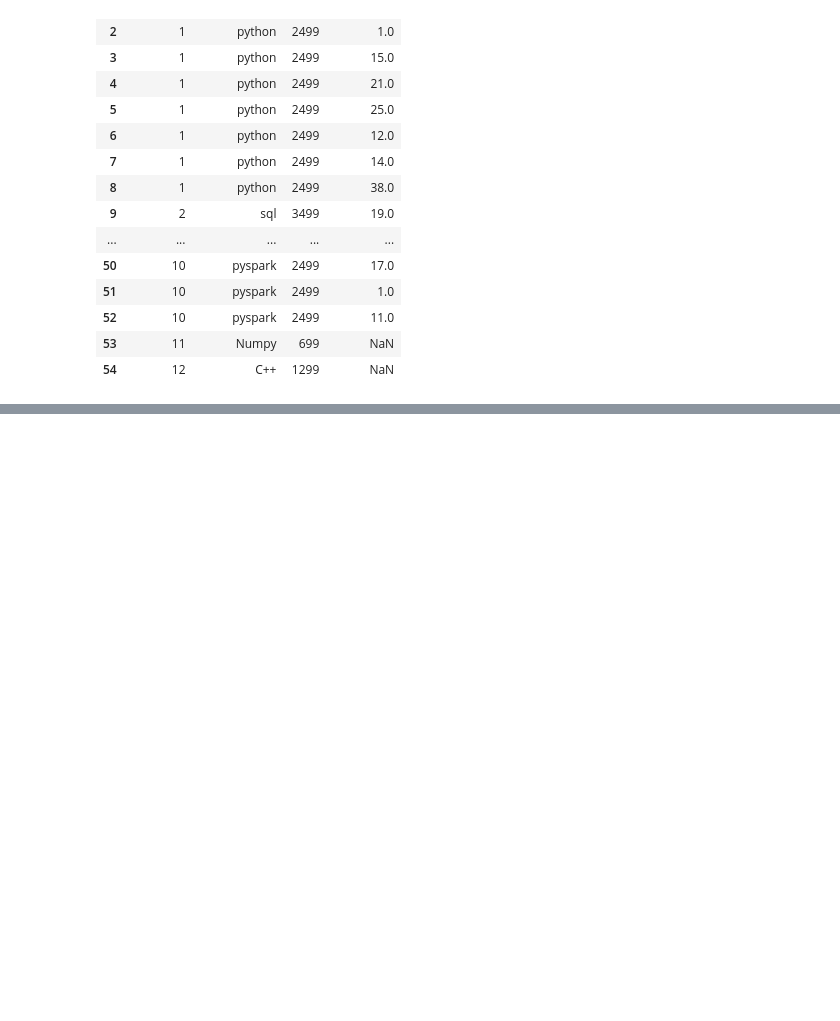
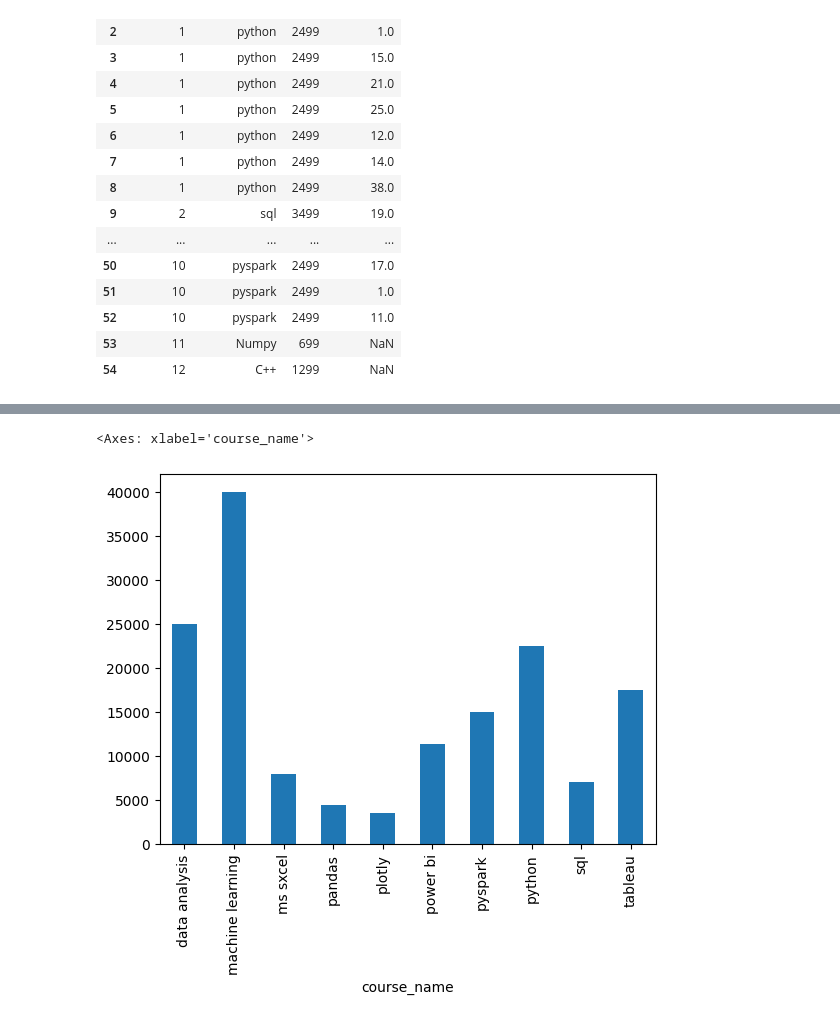
Before and after one commit to ayansuvra/Data-Analysis, a Jupyter notebook: Pandas.ipynb, the cells around one changed output, grey strips where cells are left out. Cells and saved outputs as stored; diff of their text form; code cells hidden in the pictures; blank space fills up the shorter version.

```diff
--- a/Pandas.ipynb
+++ b/Pandas.ipynb
@@ -1921,0 +1985,6 @@ courses.merge(reg, how='left', on='course_id')
+# %%
+# barchart for revenue/courses
+reg.merge(courses, how='inner', on='course_id').groupby('course_name')['price'].sum().plot(kind='bar')
+# %% [output]
+<Axes: xlabel='course_name'>
+[figure, added]
```
Also changed, not shown: parts of 18 cells of this notebook.
